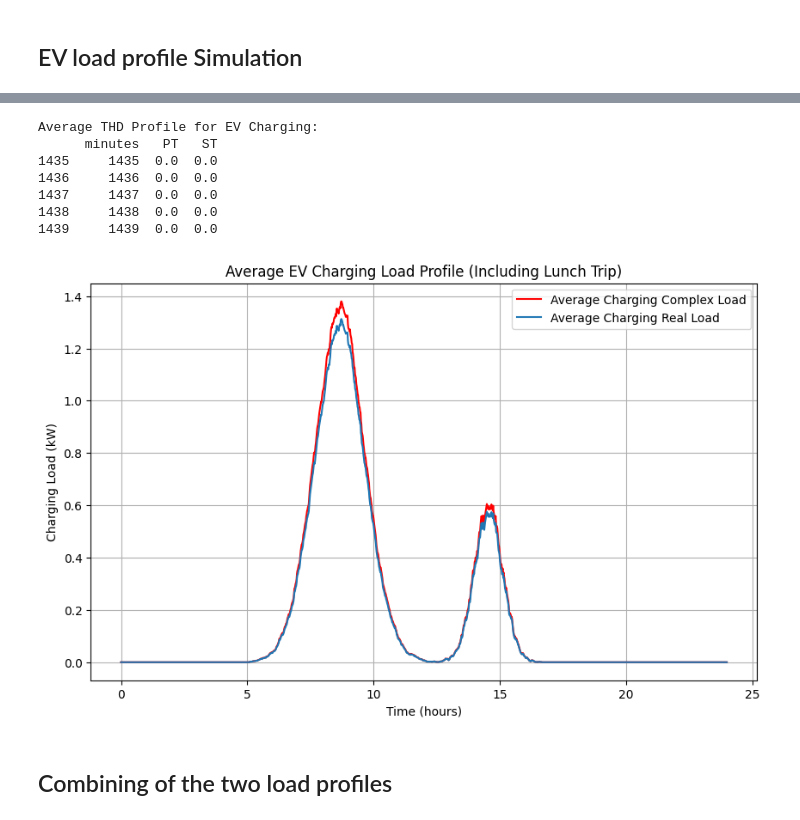
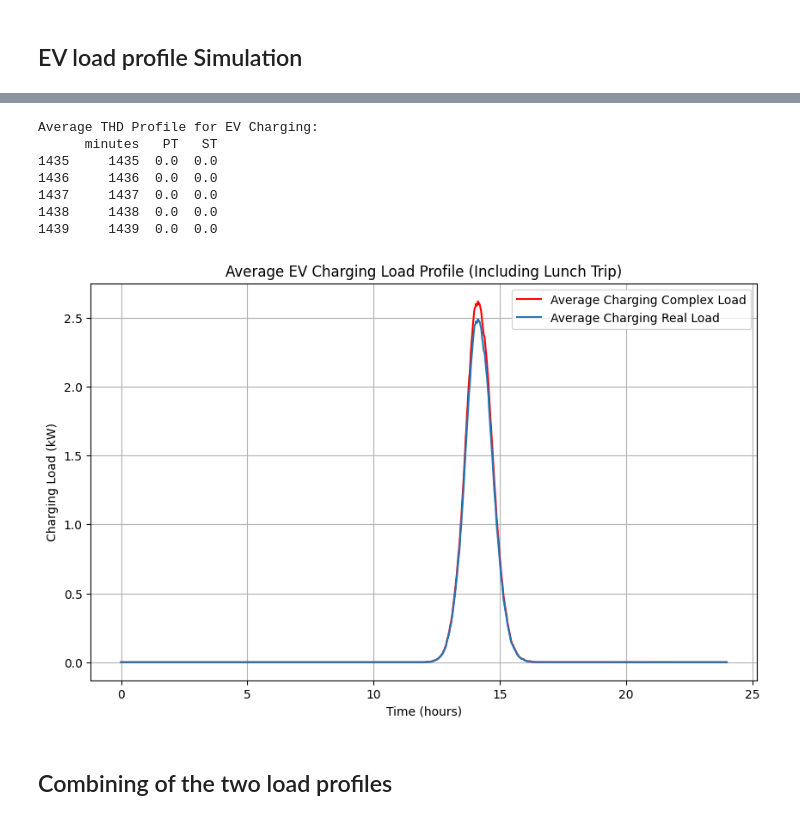
Before and after one commit to KanyantaM/final-year-project, a Jupyter notebook: Final_Year_Project_Code.ipynb, the cells around one changed output, grey strips where cells are left out. Drawn from its saved outputs; the diff is of its cells as text; code cells hidden in the pictures.

```diff
--- a/Final_Year_Project_Code.ipynb
+++ b/Final_Year_Project_Code.ipynb
@@ -214,11 +219,12 @@ n_iterations = 10000  # Monte Carlo iterations
 average_speed = 36  # km/h
 
 # Stochastic variables
-mean_parking_time = 480  # Mean parking time (Li) in minutes
-std_parking_time = 60  # Std deviation for parking time (Li)
-mean_driving_time = 27  # Mean driving time (Di) in minutes
-std_driving_time = 5  # Std deviation for driving time (Di)
+mean_parking_time = 810
+std_parking_time = 30
+mean_driving_time = 27
+std_driving_time = 5
 
+# Lunch commute variables
 lunch_start_time_mean, lunch_start_time_std = 780, 30  # 13:00 (780 minutes)
 lunch_away_time_mean, lunch_time_away_std = 90, 15  # Most people have lunch for ~1:30 hours
 energy_driving_mean, energy_driving_std = 48, 12  # Energy consumed to and from lunch
@@ -276,8 +282,8 @@ for i in range(n_iterations):
     # Distribute charging load over time for lunch trip
     for t in range(int(charging_start_time_lunch), int(charging_end_time_lunch)):
         if t < simulation_duration:  # Ensure we stay within the simulation time
-            load_profiles_real[i, t] = charging_power
-            load_profiles_complex[i, t] = charging_complex_power
+            load_profiles_real[i, t] = charging_power * 0.35  #Percentage that actually go for lunch
+            load_profiles_complex[i, t] = charging_complex_power * 0.35
 
 # Calculate the average load profile over all iterations
 average_load_profile_ev_average_PT = np.mean(load_profiles_real, axis=0)
@@ -288,34 +294,34 @@ time_in_hours_thd = np.arange(simulation_duration)
 average_load_profile_ev_df = pd.DataFrame({
     'minutes': range(len(average_load_profile_ev_average_PT)),
     'PT': average_load_profile_ev_average_PT,
     'ST': average_load_profile_ev_average_ST
 })
 print("Average THD Profile for EV Charging:")
 print(average_load_profile_ev_df.tail())
 
 # Convert time axis from minutes to hours
 time_in_hours = np.arange(simulation_duration) / 60  # Convert minutes to hours
 
 # Plot the average load profile
 plt.figure(figsize=(10, 6))
 plt.plot(time_in_hours, average_load_profile_ev_average_ST, color='red', label='Average Charging Complex Load')
 plt.plot(time_in_hours, average_load_profile_ev_average_PT, label='Average Charging Real Load')
 
 plt.title('Average EV Charging Load Profile (Including Lunch Trip)')
 plt.xlabel('Time (hours)')  # Update x-axis label to hours
 plt.ylabel('Charging Load (kW)')
 plt.legend()
 plt.grid(True)
 plt.show()
 # %% [output]
 Average THD Profile for EV Charging:
       minutes   PT   ST
 1435     1435  0.0  0.0
 1436     1436  0.0  0.0
 1437     1437  0.0  0.0
 1438     1438  0.0  0.0
 1439     1439  0.0  0.0
-[figure, old version]
+[figure, new version]
 # %% [markdown]
 ## Combining of the two load profiles
 # %% [markdown]
```
Also changed, not shown: parts of 14 cells of this notebook.
